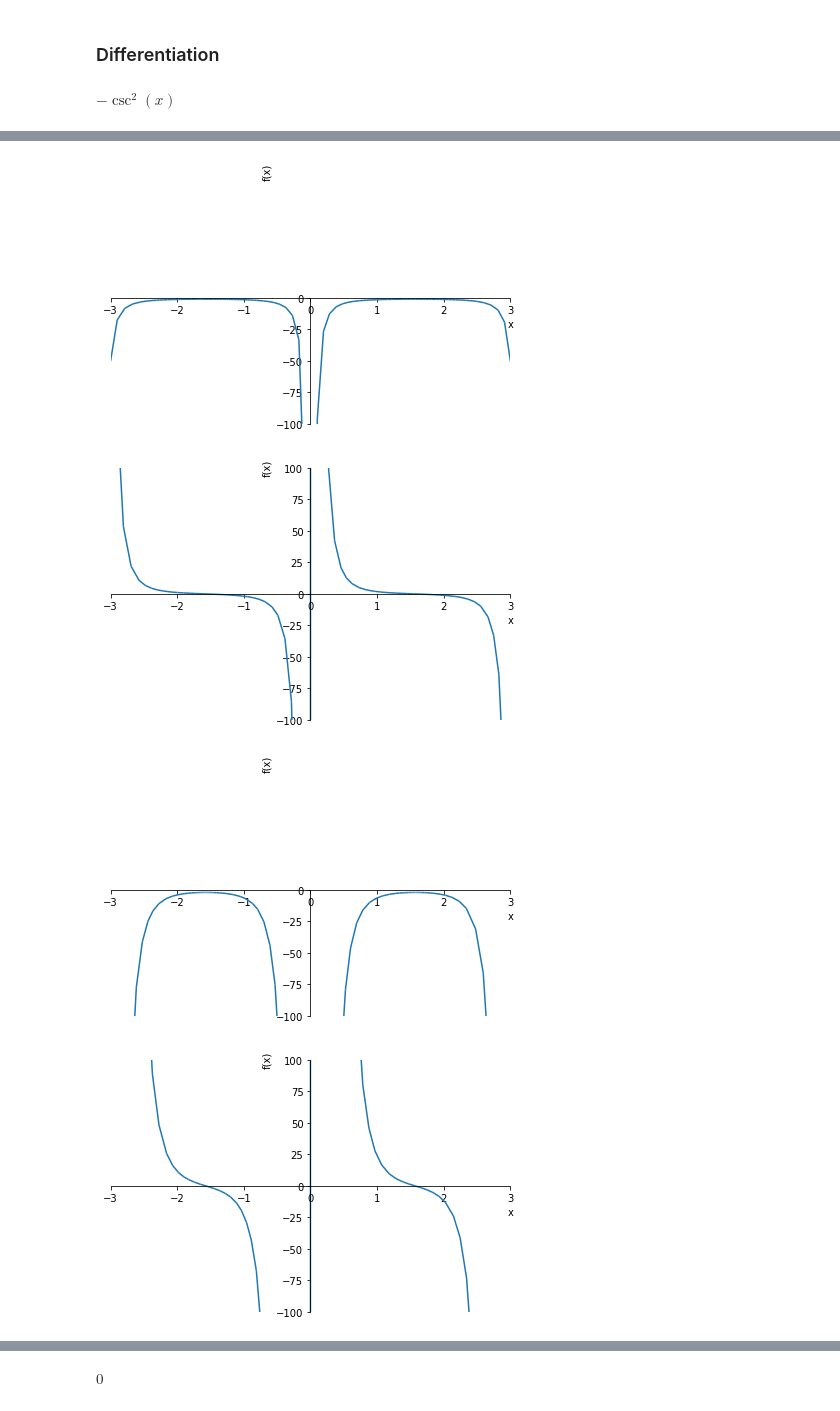
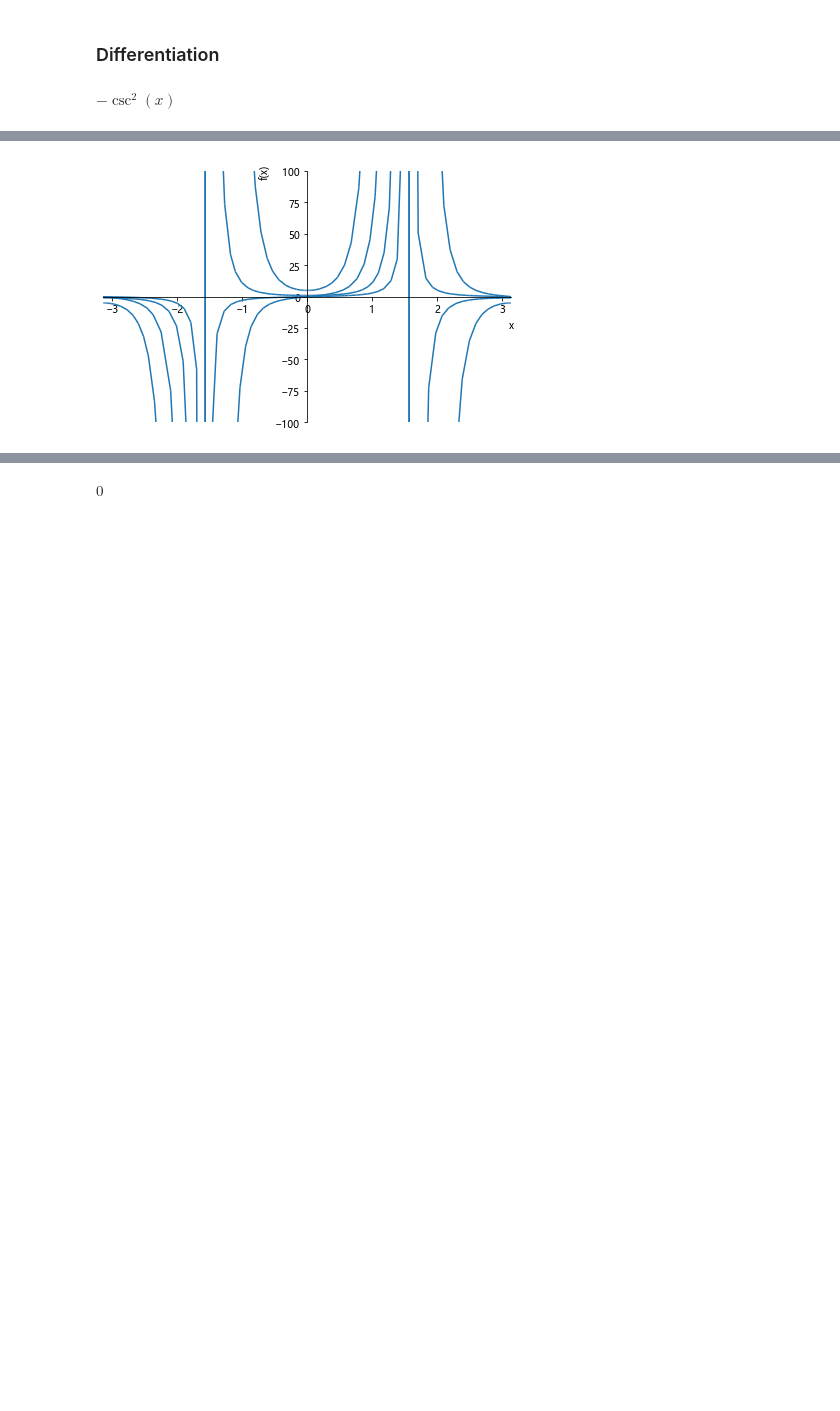
Before and after one commit to asukaminato0721/PyF1, a Jupyter notebook: sec.ipynb, the cells around one changed output, grey strips where cells are left out. Saved outputs shown, nothing was run; the diff lists cells and outputs as text; code cells hidden in the pictures; blank space fills up the shorter version.

```diff
--- a/sec.ipynb
+++ b/sec.ipynb
@@ -199,13 +199,9 @@ Array(range(1,5)).applyfunc(lambda i:diff(cot(x),x,i))
 # %% [output]
 $\displaystyle \left[\begin{matrix}- \cot^{2}{\left(x \right)} - 1 & 2 \left(\cot^{2}{\left(x \right)} + 1\right) \cot{\left(x \right)} & - 2 \left(\cot^{2}{\left(x \right)} + 1\right) \left(3 \cot^{2}{\left(x \right)} + 1\right) & 8 \left(\cot^{2}{\left(x \right)} + 1\right) \left(3 \cot^{2}{\left(x \right)} + 2\right) \cot{\left(x \right)}\end{matrix}\right]$
 # %%
+from sympy.abc import *
 from sympy import *
-from sympy.abc import *
 from sympy.plotting import *
-Array(range(1,5)).applyfunc(lambda i:plot(diff(cot(x),x,i),(x,-3,3),ylim=(-100,100)))
-# 没法画一起
+plot(*Array(range(1,5)).applyfunc(lambda i:diff(sec(x),x,i)),(x,-pi,pi),ylim=(-100,100))
 # %% [output]
-[figure, old version]
+[figure, new version]
-[figure, removed]
-[figure, removed]
-[figure, removed]
```
Also changed, not shown: parts of 4 cells of this notebook, 7 other files.
